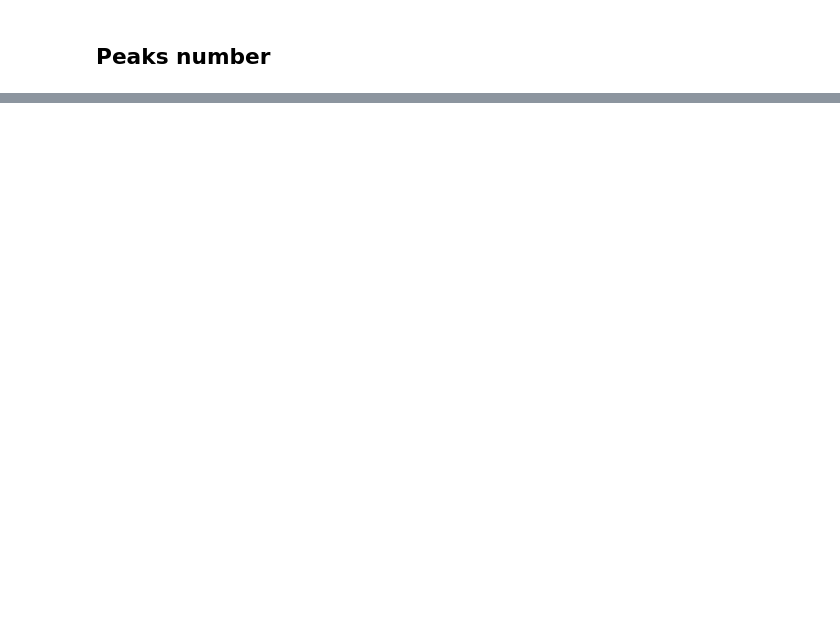
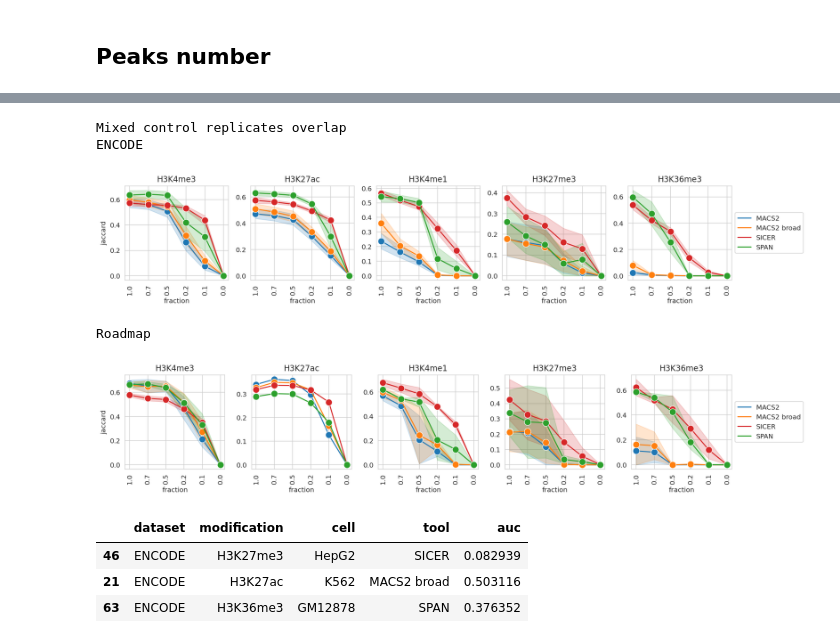
Before and after one commit to JetBrains-Research/peak-callers-analysis, a Jupyter notebook: 2023 - downsample_mix.ipynb, the cells around one changed output, grey strips where cells are left out. Drawn from its saved outputs; the diff is of its cells as text; code cells hidden in the pictures; blank space fills up the shorter version.

```diff
--- a/2023 - downsample_mix.ipynb
+++ b/2023 - downsample_mix.ipynb
@@ -651,0 +697,9 @@ Roadmap
+# %%
+df_reps_overlap = compute_reps_overlap(mixed_peaks_df, MODIFICATIONS, GSE26320_CELLS + IMMUNE_CELLS)
+# Add 0.0 fraction
+for _, (ds, m, c, t) in list(
+        df_reps_overlap[
+            ['dataset', 'modification', 'cell', 'tool']].drop_duplicates().iterrows()):
+    df_reps_overlap.loc[len(df_reps_overlap)] = \
+        [ds, m, c, 0.0, t] + [None] * (len(df_reps_overlap.columns) - 6) + [0.0]
+df_reps_overlap.sample(5)
@@ -651,0 +742,9 @@ Roadmap
+# %%
+print('Mixed control replicates overlap')
+plot_modified(df_reps_overlap, 'jaccard', True)
+# %% [output]
+Mixed control replicates overlap
+ENCODE
+[figure, added]
+Roadmap
+[figure, added]
@@ -651,0 +765,8 @@ Roadmap
+# %%
+df_reps_overlap_auc_df = compute_auc_reps(df_reps_overlap, 'jaccard')
+df_reps_overlap_auc_df.sample(3)
+# %% [output]
+|  | dataset | modification | cell | tool | auc |
+| 46 | ENCODE | H3K27me3 | HepG2 | SICER | 0.082939 |
+| 21 | ENCODE | H3K27ac | K562 | MACS2 broad | 0.503116 |
+| 63 | ENCODE | H3K36me3 | GM12878 | SPAN | 0.376352 |
```
Also changed, not shown: parts of 17 cells of this notebook.
